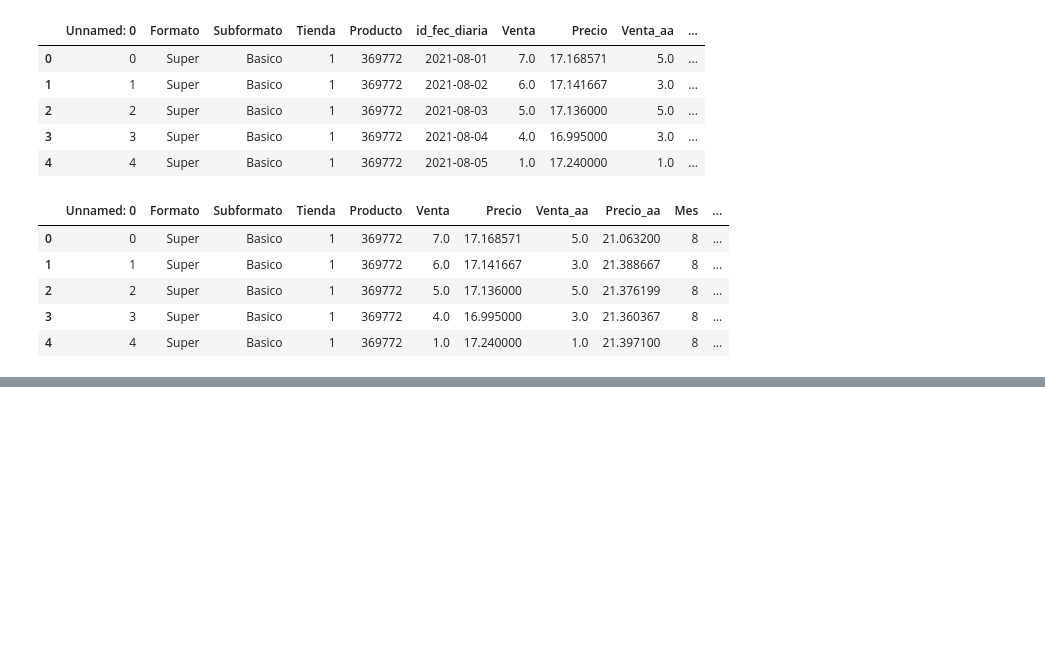
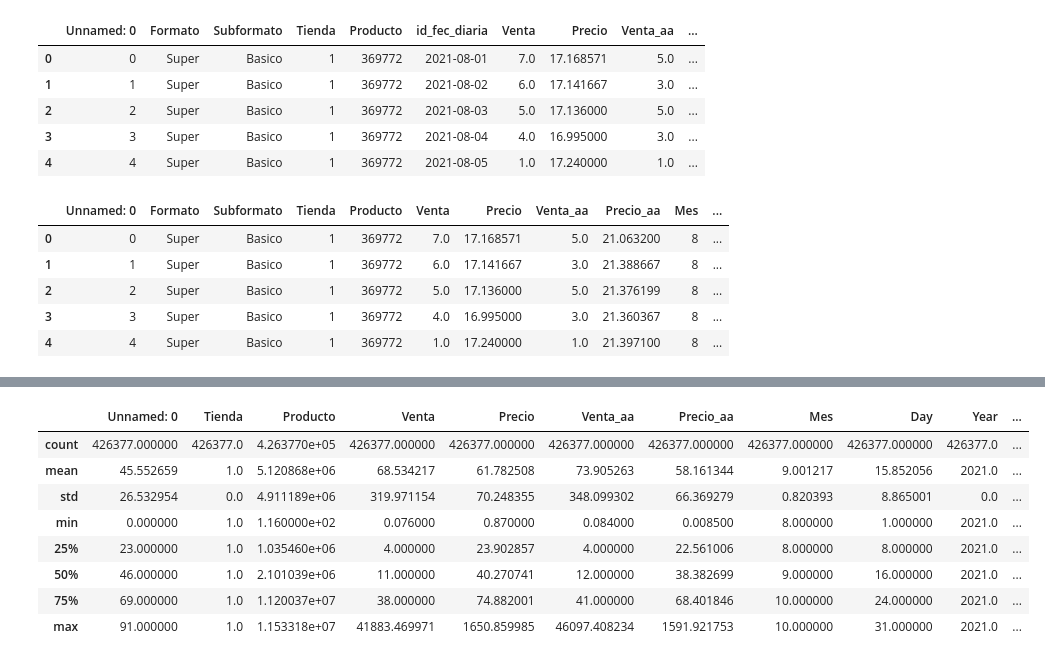
Before and after one commit to AlanMLCH/pythonDataScience, a Jupyter notebook: enkiForecasting/EDA.ipynb, the cells around one changed output, grey strips where cells are left out. Drawn from its saved outputs; the diff is of its cells as text; code cells hidden in the pictures; blank space fills up the shorter version.

```diff
--- a/enkiForecasting/EDA.ipynb
+++ b/enkiForecasting/EDA.ipynb
@@ -302,0 +292,12 @@ storeFirstDataframeFeatureDates
+# %%
+storeFirstDataframeFeatureDates.describe(include='all')
+# %% [output]
+|  | Unnamed: 0 | Tienda | Producto | Venta | Precio | Venta_aa | Precio_aa | Mes | Day | Year | ... |
+| count | 426377.000000 | 426377.0 | 4.263770e+05 | 426377.000000 | 426377.000000 | 426377.000000 | 426377.000000 | 426377.000000 | 426377.000000 | 426377.0 | ... |
+| mean | 45.552659 | 1.0 | 5.120868e+06 | 68.534217 | 61.782508 | 73.905263 | 58.161344 | 9.001217 | 15.852056 | 2021.0 | ... |
+| std | 26.532954 | 0.0 | 4.911189e+06 | 319.971154 | 70.248355 | 348.099302 | 66.369279 | 0.820393 | 8.865001 | 0.0 | ... |
+| min | 0.000000 | 1.0 | 1.160000e+02 | 0.076000 | 0.870000 | 0.084000 | 0.008500 | 8.000000 | 1.000000 | 2021.0 | ... |
+| 25% | 23.000000 | 1.0 | 1.035460e+06 | 4.000000 | 23.902857 | 4.000000 | 22.561006 | 8.000000 | 8.000000 | 2021.0 | ... |
+| 50% | 46.000000 | 1.0 | 2.101039e+06 | 11.000000 | 40.270741 | 12.000000 | 38.382699 | 9.000000 | 16.000000 | 2021.0 | ... |
+| 75% | 69.000000 | 1.0 | 1.120037e+07 | 38.000000 | 74.882001 | 41.000000 | 68.401846 | 10.000000 | 24.000000 | 2021.0 | ... |
+| max | 91.000000 | 1.0 | 1.153318e+07 | 41883.469971 | 1650.859985 | 46097.408234 | 1591.921753 | 10.000000 | 31.000000 | 2021.0 | ... |
```
Also changed, not shown: parts of 4 cells of this notebook.
